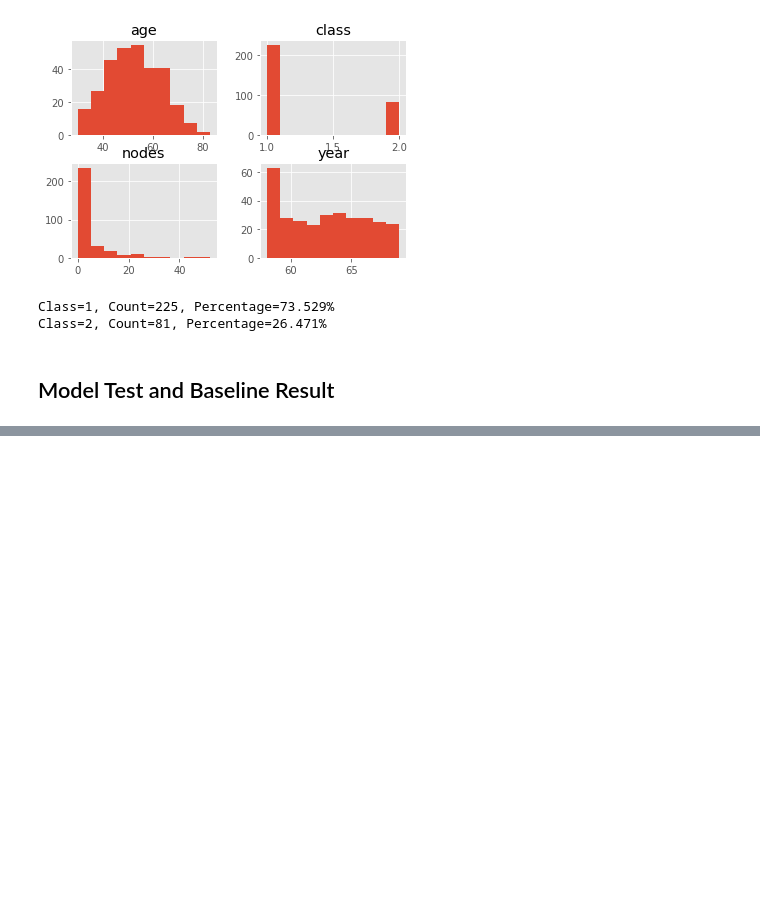
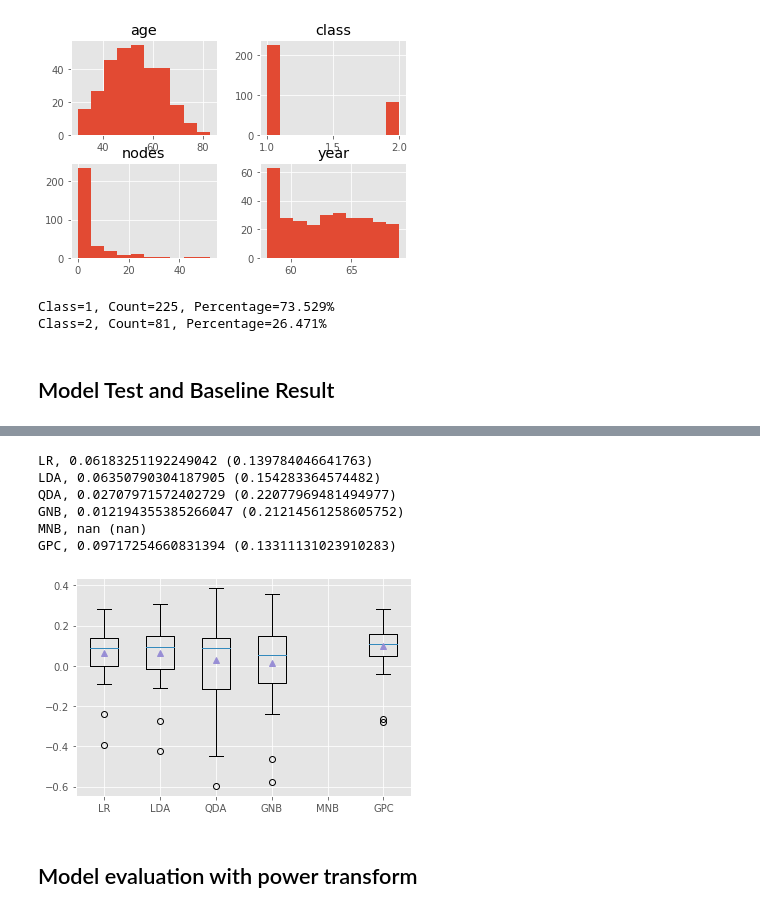
Before and after one commit to Daihongchen/imbalanced_classification, a Jupyter notebook: haberman_breast_cancer.ipynb, the cells around one changed output, grey strips where cells are left out. Saved outputs shown, nothing was run; the diff lists cells and outputs as text; code cells hidden in the pictures; blank space fills up the shorter version.

```diff
--- a/haberman_breast_cancer.ipynb
+++ b/haberman_breast_cancer.ipynb
@@ -92,0 +200,27 @@ NameError: name 'LabelEncoder' is not defined
+# %%
+full_path = 'haberman.csv'
+
+X, y = load_dataset(full_path)
+
+models, names = get_models()
+
+results = list()
+
+for i in range(len(models)):
+    pipeline = Pipeline(steps=[('t', StandardScaler()), ('m', models[i])])
+
+    scores = evaluate_model(X, y, pipeline)
+    results.append(scores)
+    print(f'{names[i]}, {mean(scores)} ({std(scores)})')
+plt.boxplot(results, labels=names, showmeans=True)
+plt.show()
+# %% [output]
+LR, 0.06183251192249042 (0.139784046641763)
+LDA, 0.06350790304187905 (0.154283364574482)
+QDA, 0.02707971572402729 (0.22077969481494977)
+GNB, 0.012194355385266047 (0.21214561258605752)
+MNB, nan (nan)
+GPC, 0.09717254660831394 (0.13311131023910283)
+[figure, added]
+# %% [markdown]
+## Model evaluation with power transform
```
Also changed, not shown: parts of 12 cells of this notebook.
